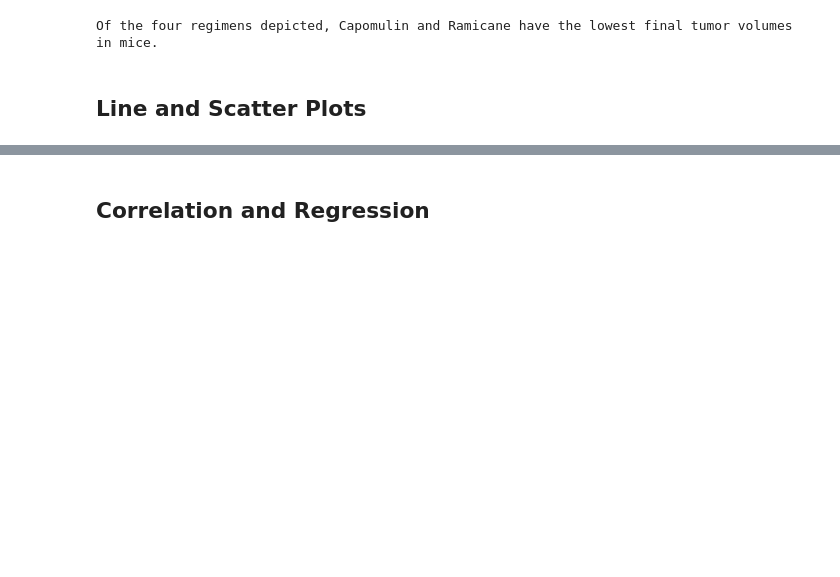
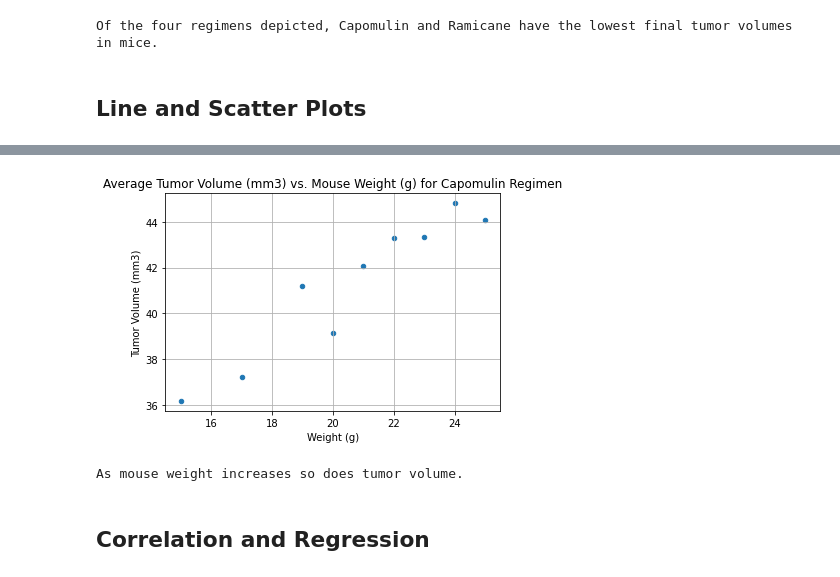
Before and after one commit to eukestad/Pymaceuticals-Capomulin-Review, a Jupyter notebook: Pymaceuticals/pymaceuticals_starter.ipynb, the cells around one changed output, grey strips where cells are left out. Drawn from its saved outputs; the diff is of its cells as text; code cells hidden in the pictures; blank space fills up the shorter version.

Commit message:
saving scatter plot

```diff
--- a/Pymaceuticals/pymaceuticals_starter.ipynb
+++ b/Pymaceuticals/pymaceuticals_starter.ipynb
@@ -329,3 +328,23 @@ While Capomulin is effective at reducing tumor volume, Mouse l509 saw an increas
+# %%
+# Generate a scatter plot of average tumor volume vs. mouse weight for the Capomulin regimen
+
+# get only data for capomulin from cleaned data
+capomulinData = cleanedData.loc[cleanedData["Drug Regimen"]=="Capomulin",:]
+
+# group capomulinData by weight, leaving an index so we can use the weight column in the scatter plot.
+# also use agg method to get the average tumor volume
+weightTumorVol = capomulinData.groupby("Weight (g)", as_index=False).agg({"Tumor Volume (mm3)":'mean'})
+
+#set up scatter plot
+weightTumorVol.plot(kind="scatter", x="Weight (g)", y="Tumor Volume (mm3)", grid=True,
+                   title = "Average Tumor Volume (mm3) vs. Mouse Weight (g) for Capomulin Regimen")
+plt.show()
+
+# print observation
+print(f'As mouse weight increases so does tumor volume.')
+# %% [output]
+[figure, added]
+As mouse weight increases so does tumor volume.
 # %% [markdown]
 ## Correlation and Regression
 # %%
```
Also changed, not shown: parts of 3 cells of this notebook.
